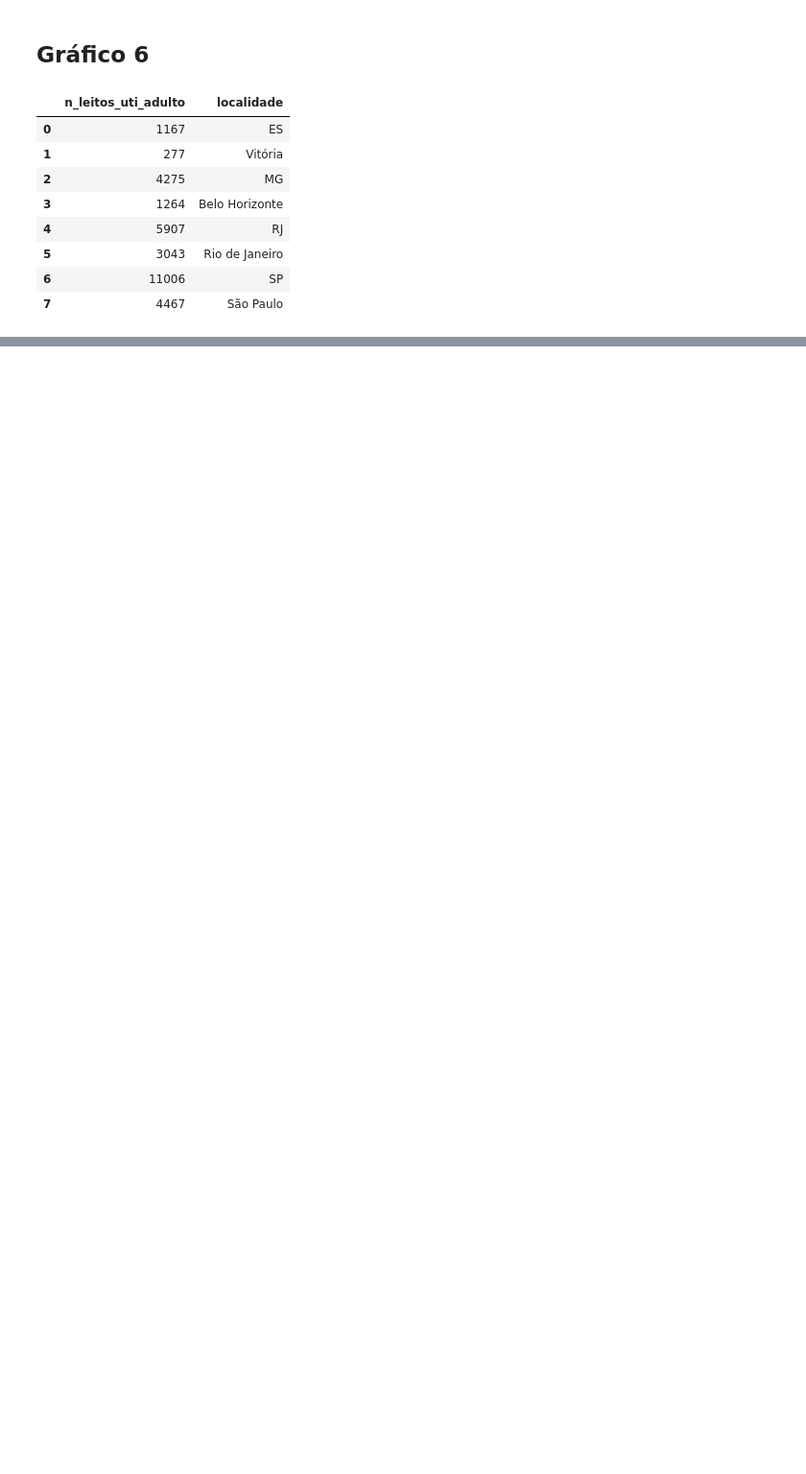
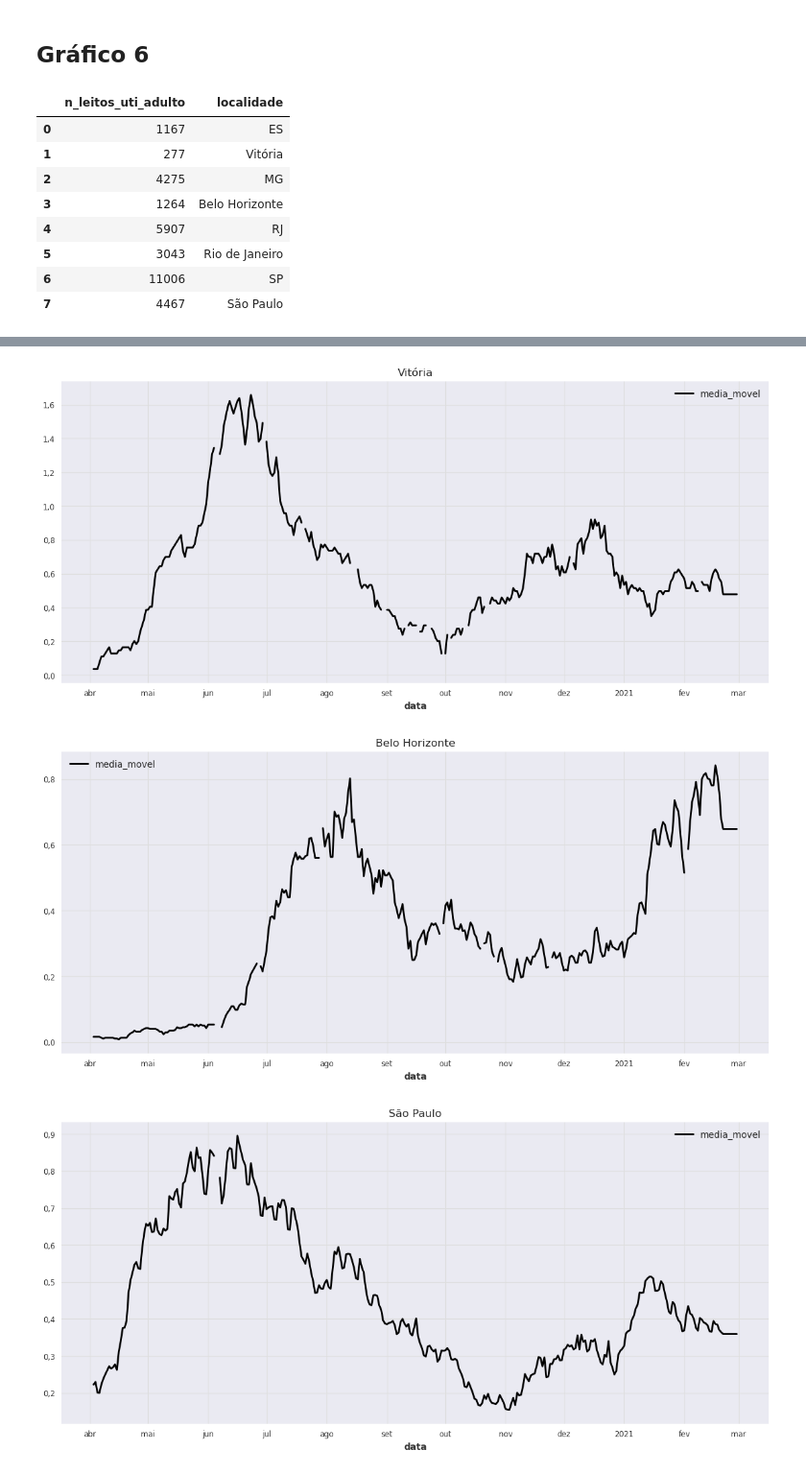
Before and after one commit to carloszan/covid, a Jupyter notebook: analises/7.graficos/graficos.ipynb, the cells around one changed output, grey strips where cells are left out. Shown at 96% size. Cells and saved outputs as stored; diff of their text form; code cells hidden in the pictures; blank space fills up the shorter version.

```diff
--- a/analises/7.graficos/graficos.ipynb
+++ b/analises/7.graficos/graficos.ipynb
@@ -577,0 +754,10 @@ dispersao(df_leitos)
+# %%
+janela = 15
+y = 'mortalidade'
+
+df_sudeste = smooth(df, y, janela)
+line_7(df_sudeste, 'media_movel', df_feriados, 'Mortalidade')
+# %% [output]
+[figure, added]
+[figure, added]
+[figure, added]
```
Also changed, not shown: parts of 17 cells of this notebook, 1 other file.
